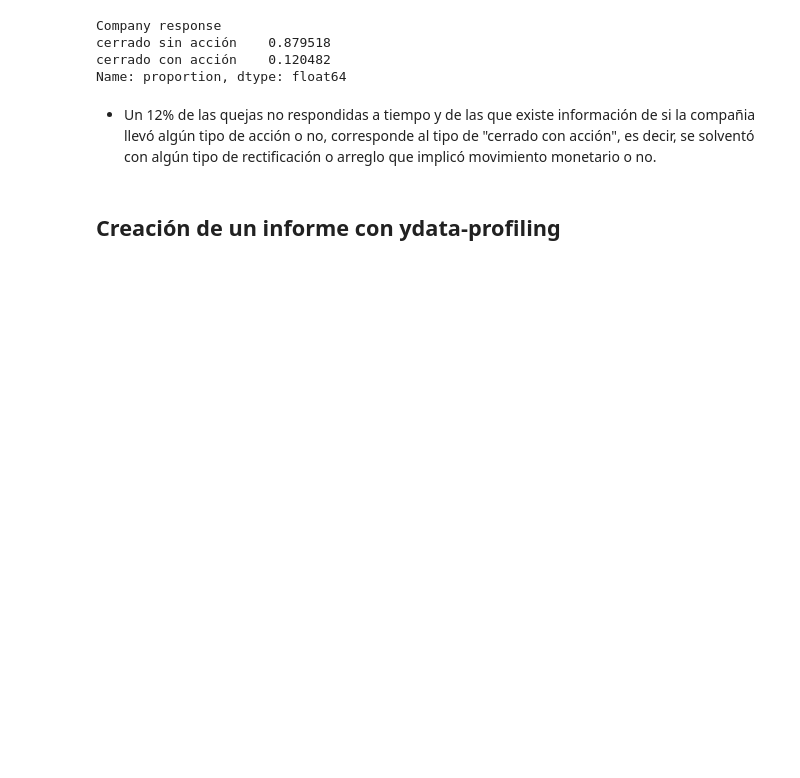
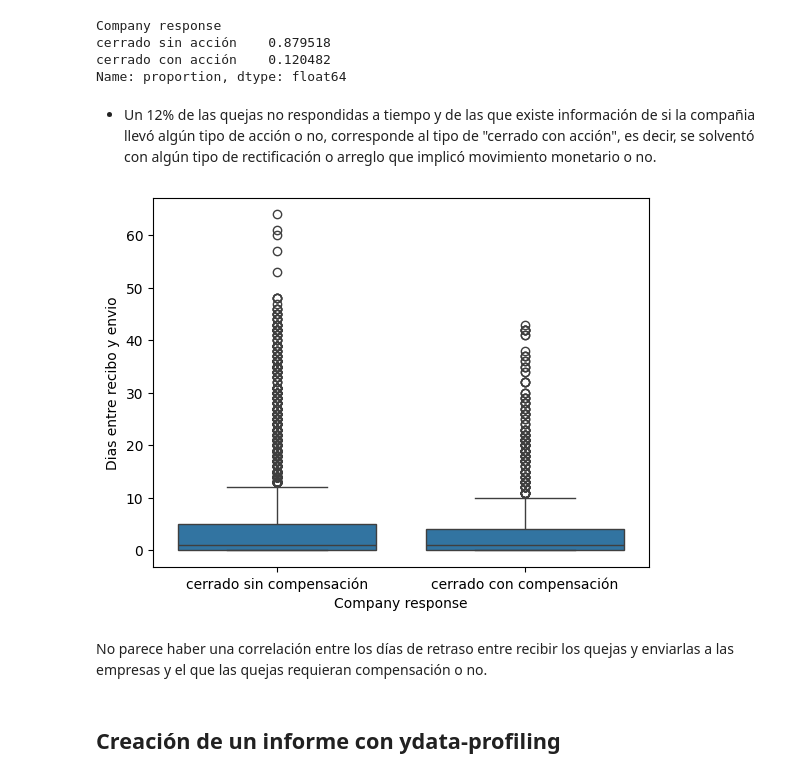
Before and after one commit to FernandoMoroC/Proyecto_Final_ML, a Jupyter notebook: notebooks/EDA.ipynb, the cells around one changed output. Saved outputs shown, nothing was run; the diff lists cells and outputs as text; code cells hidden in the pictures; blank space fills up the shorter version.

```diff
--- a/notebooks/EDA.ipynb
+++ b/notebooks/EDA.ipynb
@@ -158,9 +231,9 @@ These analyses show how features with low cardinality are imbalanced, except Pro
 data_company_response_binary = data[~data["Company response"].isin(["In progress", "Untimely response"])]
 # %%
 # Creación del diccionario con los valores para codificar la columna Company reponse.
-estado_respuesta = {'Closed with monetary relief': "cerrado con acción",
-       'Closed with non-monetary relief':"cerrado con acción",
-       'Closed with explanation': "cerrado sin acción", 'Closed': "cerrado sin acción"}
+estado_respuesta = {'Closed with monetary relief': "cerrado con compensación",
+       'Closed with non-monetary relief':"cerrado con compensación",
+       'Closed with explanation': "cerrado sin compensación", 'Closed': "cerrado sin compensación"}
 
 data_company_response_binary["Company response"] = data_company_response_binary["Company response"].map(estado_respuesta)
 # %% [output]
@@ -182,6 +264,16 @@ cerrado con acción    0.120482
 Name: proportion, dtype: float64
 # %% [markdown]
 - Un 12% de las quejas no respondidas a tiempo y de las que existe información de si la compañia llevó algún tipo de acción o no, corresponde al tipo de "cerrado con acción", es decir, se solventó con algún tipo de rectificación o arreglo que implicó movimiento monetario o no.
+# %%
+import seaborn as sns
+import matplotlib.pyplot as plt
+
+sns.boxplot(x="Company response", y="Dias entre recibo y envio", data=data_company_response_binary)
+plt.show()
+# %% [output]
+[figure, added]
+# %% [markdown]
+No parece haber una correlación entre los días de retraso entre recibir los quejas y enviarlas a las empresas y el que las quejas requieran compensación o no.
 # %% [markdown]
 ## Creación de un informe con ydata-profiling
 # %%
```
Also changed, not shown: parts of 10 cells of this notebook, 6 other files.
